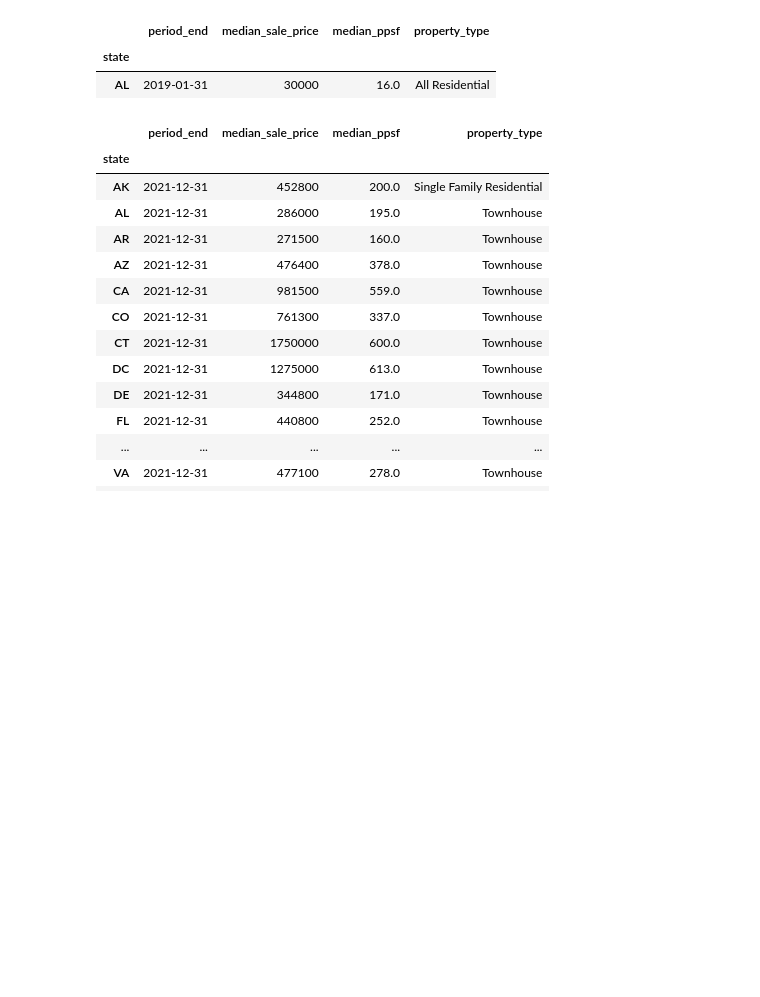
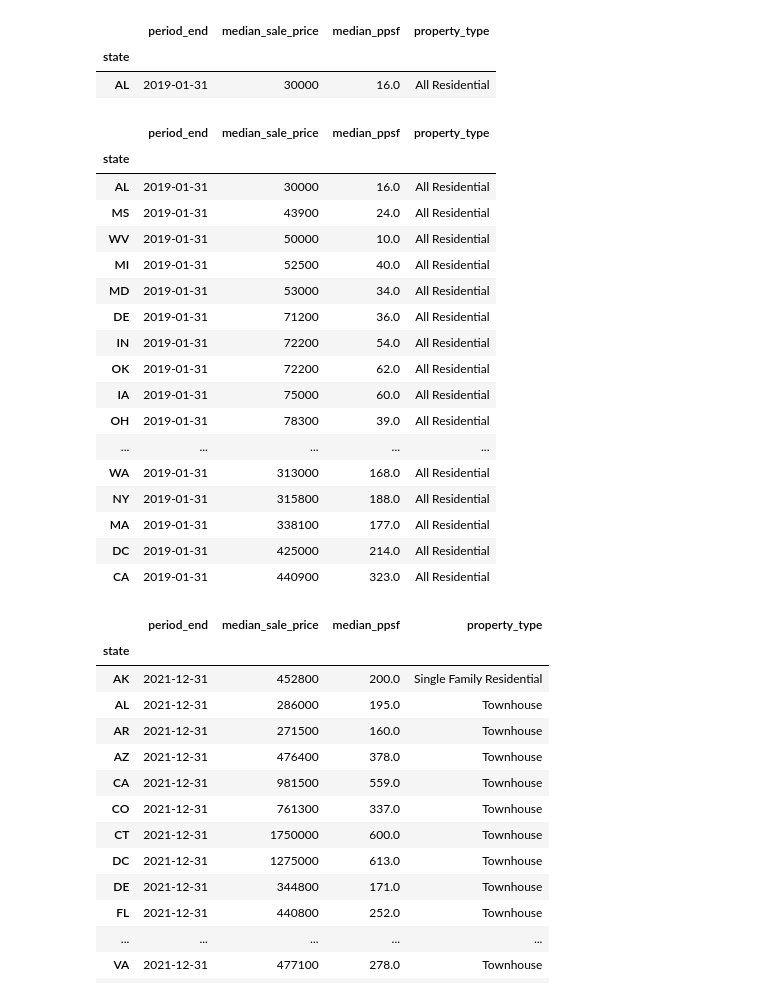
Before and after one commit to dtmurphy6/the_real_estate_agents, a Jupyter notebook: Code_Scripts/data_science_housing.ipynb, the cells around one changed output. Drawn from its saved outputs; the diff is of its cells as text; code cells hidden in the pictures; blank space fills up the shorter version.

```diff
--- a/Code_Scripts/data_science_housing.ipynb
+++ b/Code_Scripts/data_science_housing.ipynb
@@ -159,6 +159,28 @@ min_price
 |  | period_end | median_sale_price | median_ppsf | property_type |
 | state |  |  |  |  |
 | AL | 2019-01-31 | 30000 | 16.0 | All Residential |
+# %%
+#Getting the top lowest priced states
+min_state_df.sort_values(by='median_sale_price', ascending=True)
+# %% [output]
+|  | period_end | median_sale_price | median_ppsf | property_type |
+| state |  |  |  |  |
+| AL | 2019-01-31 | 30000 | 16.0 | All Residential |
+| MS | 2019-01-31 | 43900 | 24.0 | All Residential |
+| WV | 2019-01-31 | 50000 | 10.0 | All Residential |
+| MI | 2019-01-31 | 52500 | 40.0 | All Residential |
+| MD | 2019-01-31 | 53000 | 34.0 | All Residential |
+| DE | 2019-01-31 | 71200 | 36.0 | All Residential |
+| IN | 2019-01-31 | 72200 | 54.0 | All Residential |
+| OK | 2019-01-31 | 72200 | 62.0 | All Residential |
+| IA | 2019-01-31 | 75000 | 60.0 | All Residential |
+| OH | 2019-01-31 | 78300 | 39.0 | All Residential |
+| ... | ... | ... | ... | ... |
+| WA | 2019-01-31 | 313000 | 168.0 | All Residential |
+| NY | 2019-01-31 | 315800 | 188.0 | All Residential |
+| MA | 2019-01-31 | 338100 | 177.0 | All Residential |
+| DC | 2019-01-31 | 425000 | 214.0 | All Residential |
+| CA | 2019-01-31 | 440900 | 323.0 | All Residential |
 # %%
 #Getting the maximum price of a house by state
 max_state_df = state_df.groupby(['state']).max()
```
Also changed, not shown: parts of 5 cells of this notebook.
